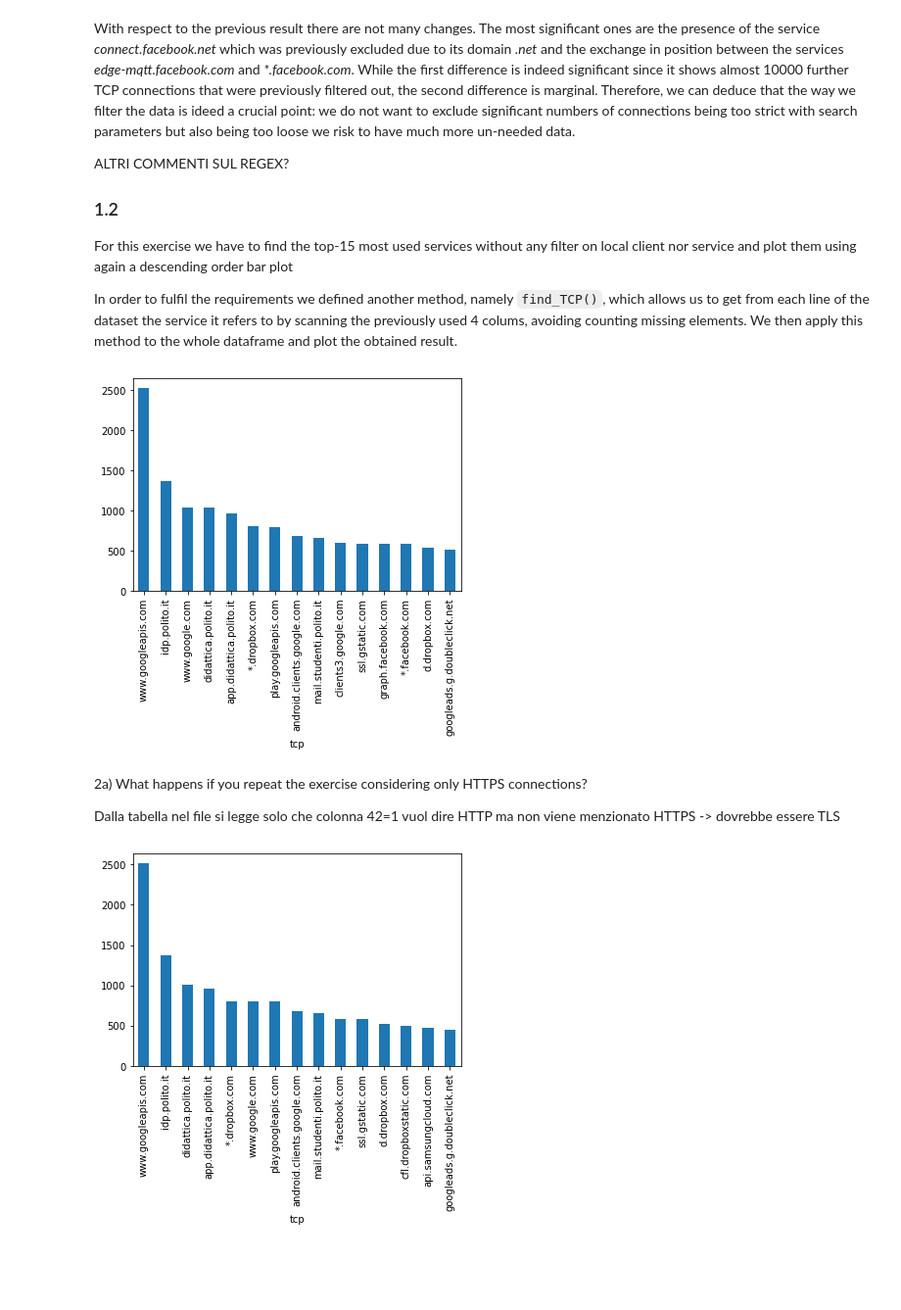
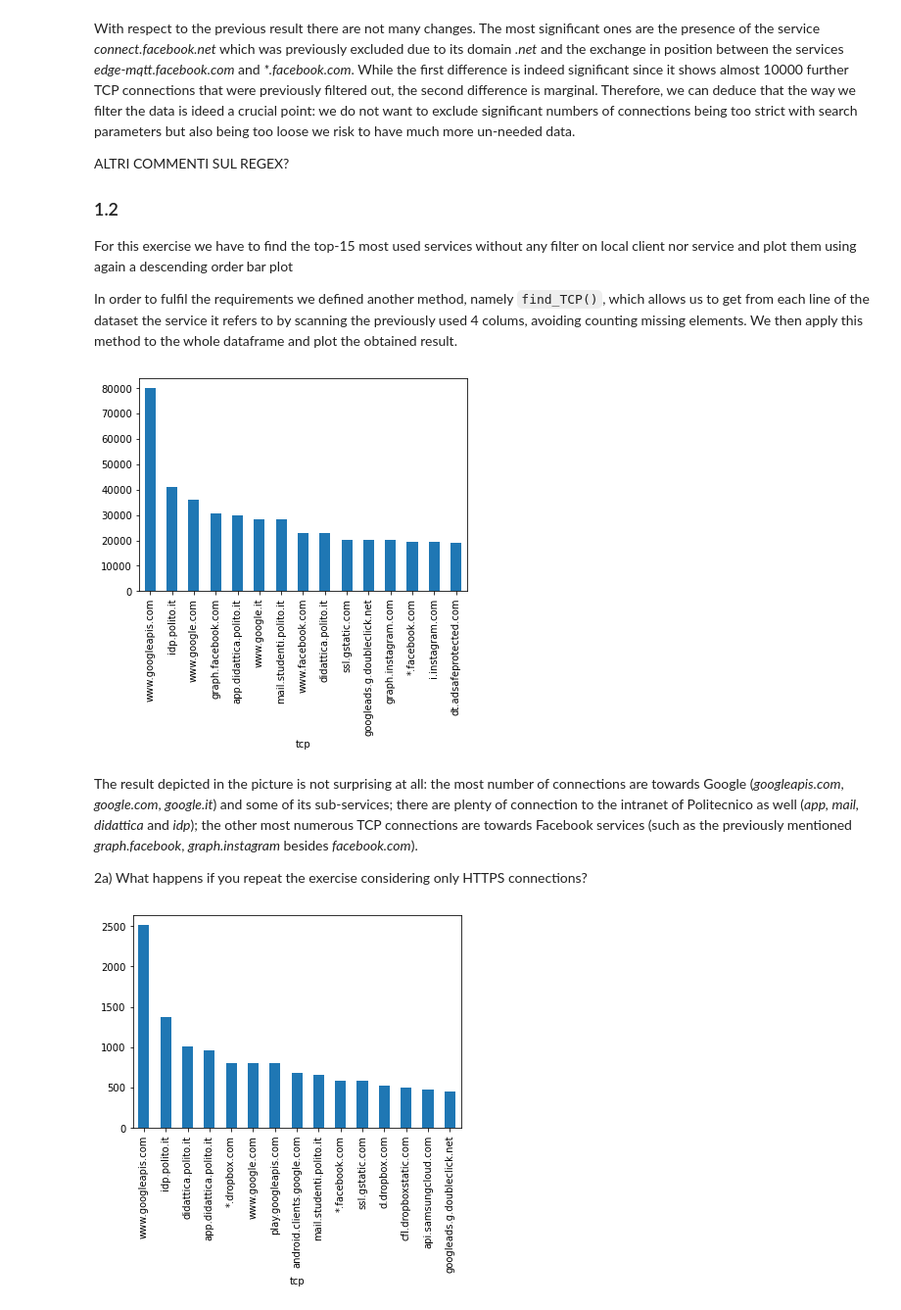
Before and after one commit to AlessioFerra/NML_Group4, a Jupyter notebook: Lab04.ipynb, the cells around one changed output. Shown at 98% size. Cells and saved outputs as stored; diff of their text form; code cells hidden in the pictures; blank space fills up the shorter version.

```diff
--- a/Lab04.ipynb
+++ b/Lab04.ipynb
@@ -145,37 +145,44 @@ We then apply this method to the whole dataframe and plot the obtained result.
 # %%
 # 15 most used TCP services in general
 
 # Define useful method to be used within pandas.DataFrame.apply() method
 def find_TCP(row):
 
     string = '-'
 
     if string not in row['fqdn:127']:
         return row['fqdn:127']
 
     elif string not in row['http_hostname:131']:
         return row['http_hostname:131']
 
     elif string not in row['c_tls_SNI:116']:
         return row['c_tls_SNI:116']
 
     elif string not in row['s_tls_SCN:117']:
         return row['s_tls_SCN:117']
 
-
+# Read file CSV
+df_iter = pd.read_csv('log_tcp_complete.xz', sep=" ", iterator=True, chunksize=100000)
 
 top15 = pd.DataFrame()
-top15['tcp'] = dataf.apply(find_TCP, axis=1)
-# top15
+tmp = pd.DataFrame()
+
+for chunk in df_iter:
+    tmp = chunk.apply(find_TCP, axis=1)
+    top15 = pd.concat([top15, tmp])
+
+# print(top15)
+
+top15.columns = ['tcp']
+top15_all = top15.groupby(['tcp']).size()
+barplot = top15_all.sort_values(ascending=False).head(15).plot(kind='bar')
+# %% [output]
+[figure, added]
-# %%
-top15_all = top15.groupby(['tcp']).size()
-barplot = top15_all.sort_values(ascending=False).head(15).plot(kind='bar')
-# %% [output]
-[figure, removed]
-# %% [markdown]
-2a) What happens if you repeat the exercise considering only HTTPS connections?
-
-Dalla tabella nel file si legge solo che colonna 42=1 vuol dire HTTP ma non viene menzionato HTTPS -> dovrebbe essere TLS
+# %% [markdown]
+The result depicted in the picture is not surprising at all: the most number of connections are towards Google (*googleapis.com*, *google.com*, *google.it*) and some of its sub-services; there are plenty of connection to the intranet of Politecnico as well (*app, mail, didattica* and *idp*); the other most numerous TCP connections are towards Facebook services (such as the previously mentioned *graph.facebook*, *graph.instagram* besides *facebook.com*).
+
+2a) What happens if you repeat the exercise considering only HTTPS connections?
 # %%
 # # 15 most used services for HTTP connections
 # # Group and plot
```
